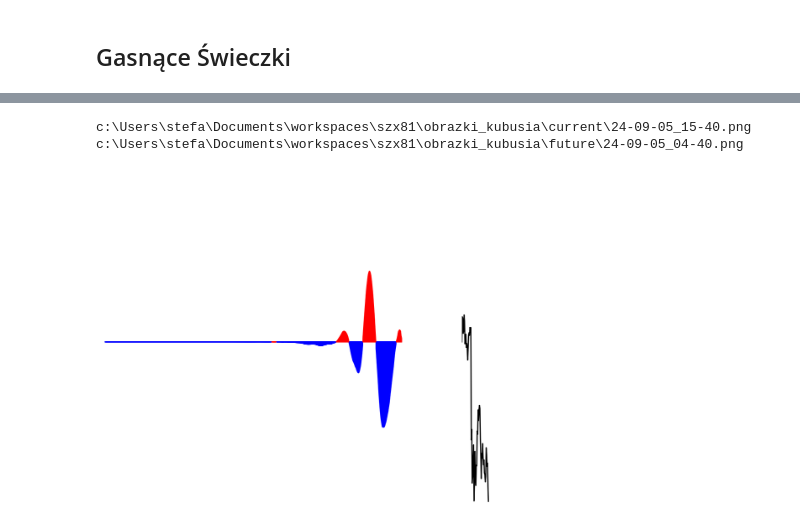
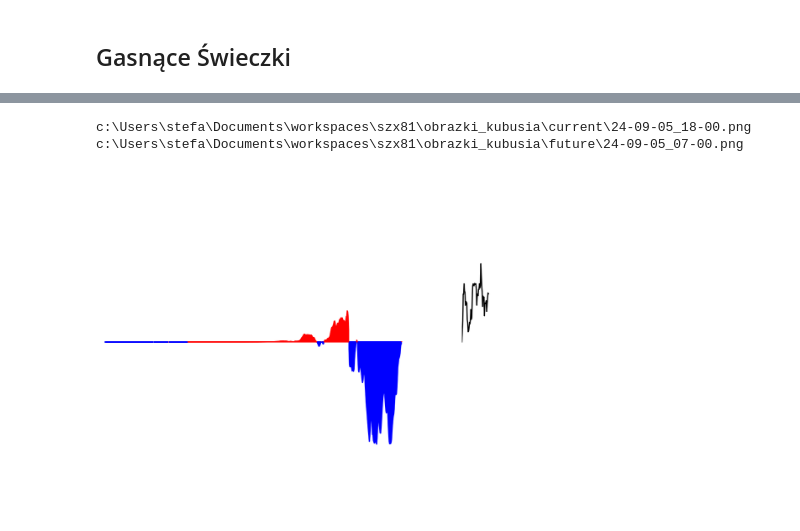
Before and after one commit to stefanzarembinski/szx81, a Jupyter notebook: src/kubusia/gasnace_swieczki.ipynb, the cells around one changed output, grey strips where cells are left out. Saved outputs shown, nothing was run; the diff lists cells and outputs as text; code cells hidden in the pictures.

```diff
--- a/src/kubusia/gasnace_swieczki.ipynb
+++ b/src/kubusia/gasnace_swieczki.ipynb
@@ -43,14 +43,14 @@ plt.show()
 # %%
 gs.CURRENT_RANGE = 11 * 60
 gs.FUTURE_RANGE = 1 * 60
-gs.FRAME_SHIFT = 20
 gs.Y_RANGE = [-2e-3, 2e-3]
+gs.FILTERED_VALUE = Savgol_filter(window=10, order=5).filter(VALUE)
 
-dwa_obrazki(time_start=160, axis_off=True)
+dwa_obrazki(time_start=300, axis_off=True)
 # %% [output]
-c:\Users\stefa\Documents\workspaces\szx81\obrazki_kubusia\current\24-09-05_15-40.png
-c:\Users\stefa\Documents\workspaces\szx81\obrazki_kubusia\future\24-09-05_04-40.png
+c:\Users\stefa\Documents\workspaces\szx81\obrazki_kubusia\current\24-09-05_18-00.png
+c:\Users\stefa\Documents\workspaces\szx81\obrazki_kubusia\future\24-09-05_07-00.png
-[figure, old version]
+[figure, new version]
 # %%
 gs.CURRENT_RANGE = 11 * 60
 gs.FUTURE_RANGE = 1 * 60
```
Also changed, not shown: parts of 2 cells of this notebook, 1 other file.
